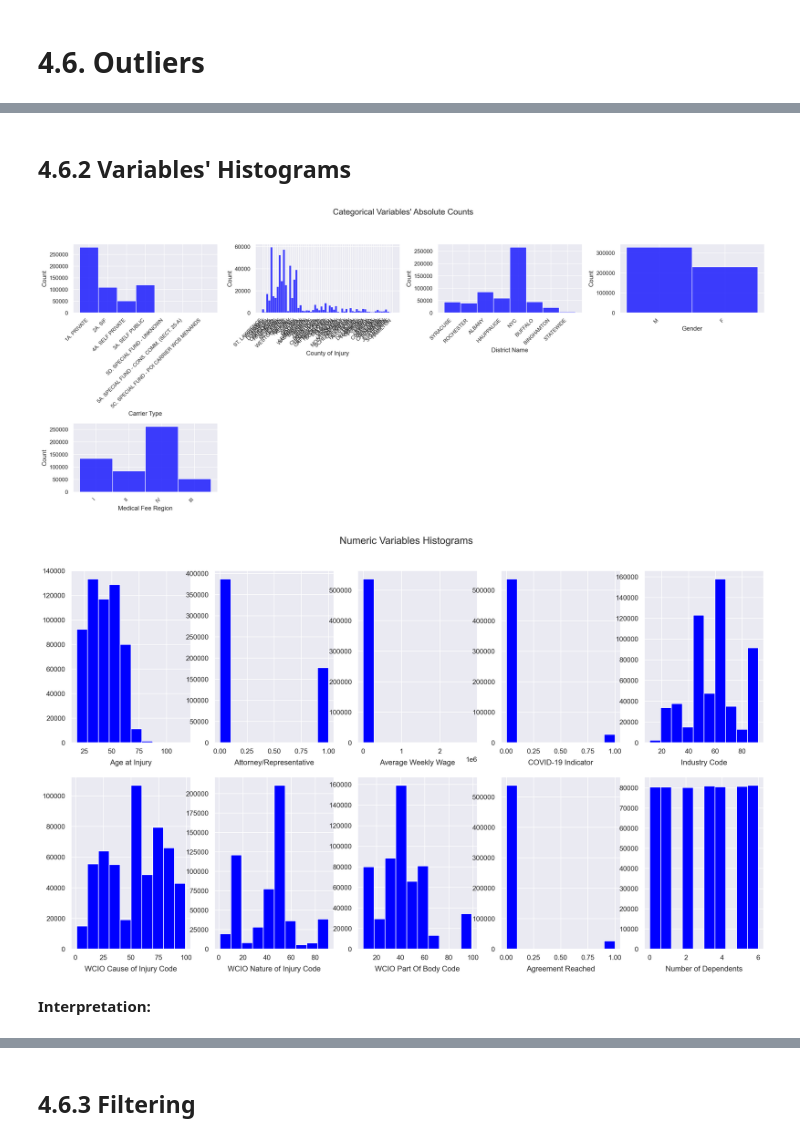
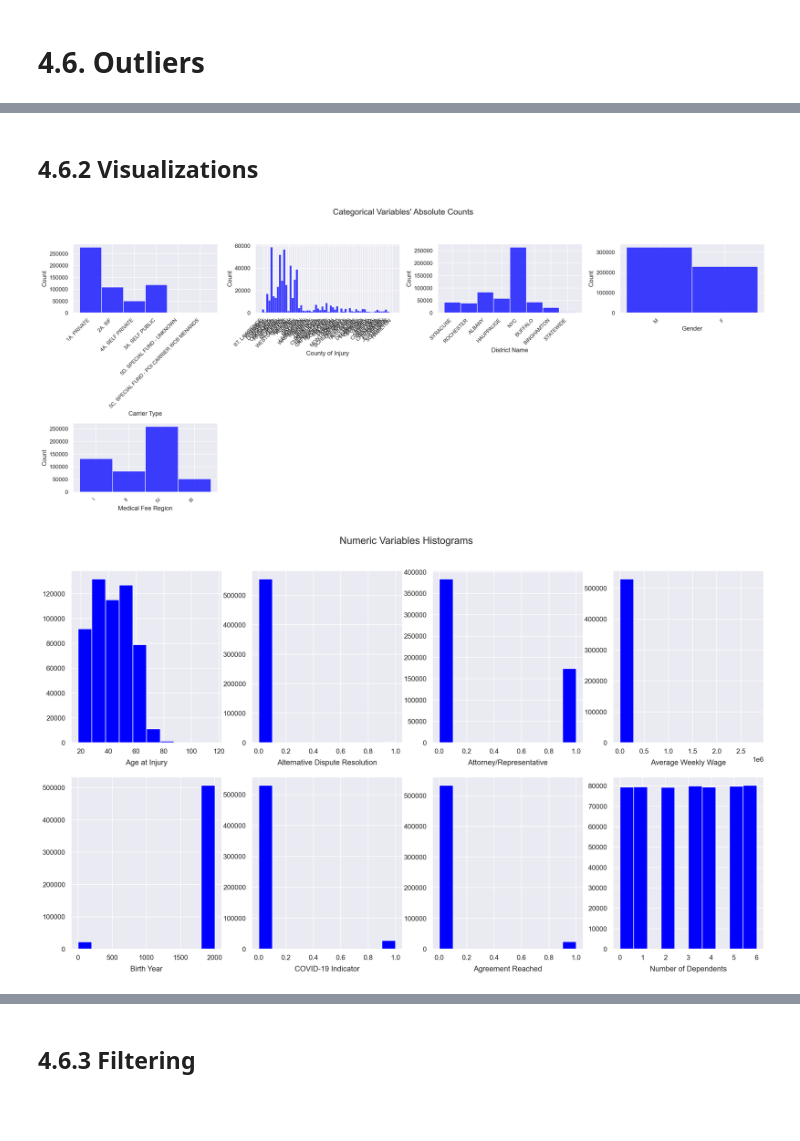
Before and after one commit to mgalao/machine-learning-project, a Jupyter notebook: project/Homework_Group38.ipynb, the cells around one changed output, grey strips where cells are left out. Drawn from its saved outputs; the diff is of its cells as text; code cells hidden in the pictures; blank space fills up the shorter version.

```diff
--- a/project/Homework_Group38.ipynb
+++ b/project/Homework_Group38.ipynb
@@ -1350,0 +1848,19 @@ perc_C3
+# %%
+# Define the condition for rows with codes '-9' or '90'
+condition = df_train_inconsistencies['WCIO Part Of Body Code'].isin(['-9', '90'])
+
+# Update the code and description for these rows
+df_train_inconsistencies.loc[df_train_inconsistencies['WCIO Part Of Body Code'] == '-9', 'WCIO Part Of Body Code'] = '90'
+df_train_inconsistencies.loc[condition, 'WCIO Part Of Body Description'] = 'Multiple Body Parts'
+
+# Verify the changes
+updated_rows = df_train_inconsistencies[condition][['WCIO Part Of Body Code', 'WCIO Part Of Body Description']]
+
+# Calculate the total number of rows for percentage
+total_rows = len(df_train_inconsistencies)
+
+# Print the count and percentage of updated rows
+updated_count = len(updated_rows)
+updated_percentage = (updated_count / total_rows) * 100
+
+print(f"Number of updated rows: {updated_count} ({updated_percentage:.2f}%)")
@@ -1362,3 +1889,5 @@ Total rows removed until now: 28990 (4.88%)
 # %% [markdown]
 # 4.6. Outliers
+# %%
+df_train_outliers = df_train_inconsistencies.copy()
 # %% [markdown]
@@ -1368,10 +1895,4 @@ df_outliers = df_inconsistencies.copy()
 # %%
-# defining metric and non-metric features
-non_metric_features = list(df_outliers.select_dtypes(exclude = np.number).set_index(df_outliers.index).columns)
+# Define metric and non-metric features
+metric_features = df_train_outliers.select_dtypes(include=['number']).columns.tolist()
+non_metric_features = df_train_outliers.select_dtypes(exclude=['number']).columns.tolist()
-# %%
-metric_features = list(df_outliers.select_dtypes(include = np.number).set_index(df_outliers.index).columns)
-
-exclude_columns = ['Diference_C3']
-
-# Remove the columns from metric_features
-metric_features = [col for col in metric_features if col not in exclude_columns]
@@ -1378,4 +1930,4 @@ metric_features = [col for col in metric_features if col not in exclude_columns]
 # %% [markdown]
-## 4.6.2 Variables' Histograms
+## 4.6.2 Visualizations
 # %%
 # Not all features are crucial for analysis, so we decided to select only those that best fit the context
@@ -1383,16 +1935,16 @@ non_metric_features_final = ['Carrier Type', 'County of Injury', 'District Name'
 # %%
-n_colums = min(4, len(non_metric_features_final))
-n_rows = ceil(len(non_metric_features_final) / n_colums)
+n_colums = min(4, len(non_metric_sample_features))
+n_rows = ceil(len(non_metric_sample_features) / n_colums)
 
 fig, axes = plt.subplots(n_rows, n_colums, figsize=(5 * n_colums, 4 * n_rows))
 
 fig.suptitle("Categorical Variables' Absolute Counts", fontsize=16, y=1.05)
 
-for i, column in enumerate(non_metric_features_final):
+for i, column in enumerate(non_metric_sample_features):
     row, col = divmod(i, n_colums)
 
     # Create histogram
-    sns.histplot(data=df_outliers, x=column, ax=axes[row, col], color='blue')
+    sns.histplot(data=df_train_outliers, x=column, ax=axes[row, col], color='blue')
 
     axes[row, col].set_xticklabels(axes[row, col].get_xticklabels(), rotation=45, ha='right', fontsize=10)
 
@@ -1403,29 +1955,27 @@ for j in range(i + 1, n_rows * n_colums):
 plt.tight_layout()
 plt.show()
 # %% [output]
-[figure, old version]
+[figure, new version]
 # %%
 #we can plot all numeric features variables histograms in one figure.
 fig, axes = plt.subplots(2, ceil(len(metric_features) / 2), figsize = (20, 11))
 
 # ploting the data
 # iterating across axes objects and associate each histogram:
 for ax, feat in zip(axes.flatten(), metric_features):
-    ax.hist(df_outliers[feat], bins = 10, color='blue')
+    ax.hist(df_train_outliers[feat], bins = 10, color='blue')
     ax.set_title(feat, y = -0.15)
 
 #Removing the empty axles
 for ax in axes.flatten()[len(metric_features):]:
     fig.delaxes(ax)
 
 plt.suptitle('Numeric Variables Histograms', fontsize=16, y=0.95)
 
 # showing the plot
 plt.show()
 # %% [output]
-[figure, old version]
+[figure, new version]
-# %% [markdown]
-**Interpretation:**
 # %%
 # Creating boxplots for each numerical feature
 fig, axes = plt.subplots(2, ceil(len(metric_features) / 2), figsize=(20, 11))
```
Also changed, not shown: parts of 200 cells of this notebook.
